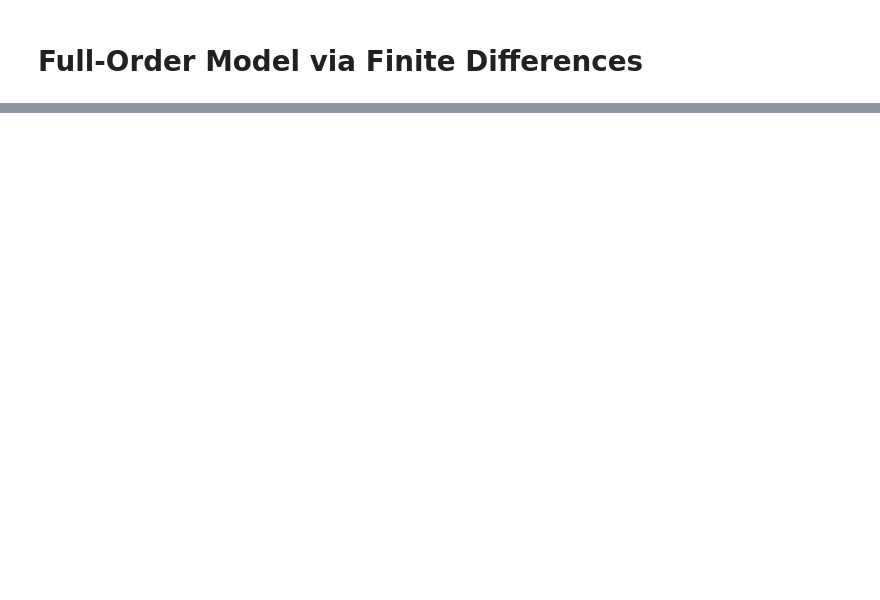
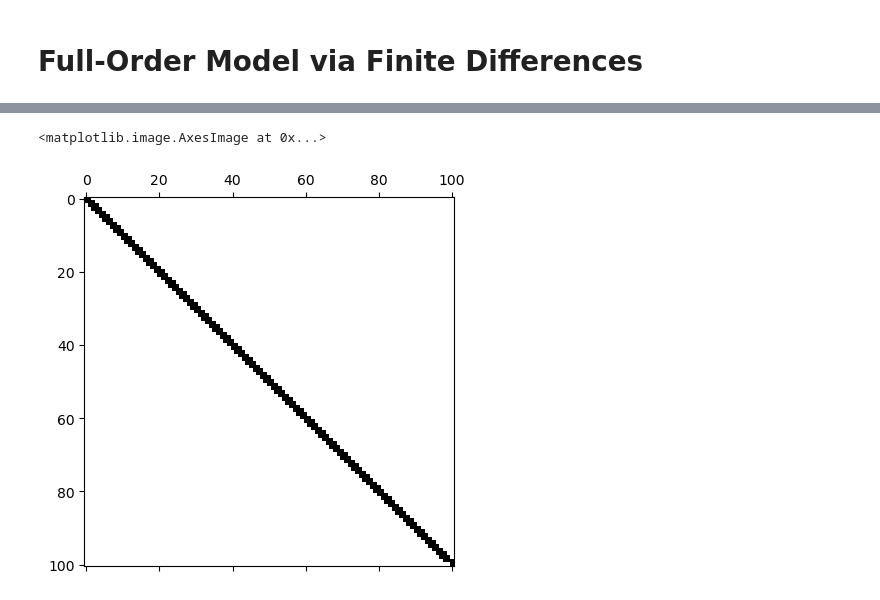
Before and after one commit to robertsj/rom_102, a Jupyter notebook: ROM_102.ipynb, the cells around one changed output, grey strips where cells are left out. Drawn from its saved outputs; the diff is of its cells as text; code cells hidden in the pictures; blank space fills up the shorter version.

```diff
--- a/ROM_102.ipynb
+++ b/ROM_102.ipynb
@@ -92,0 +178,7 @@ k_cladding(600)
+# %%
+fk = lambda x, T: 10.0*x**0  # W/m-K
+fc_p = lambda x, T: 300.0*x**0 # K/J-kg
+frho = lambda x: 10970*x**0 # kg/m^3
+# %%
+x = np.linspace(0, 1, 101)
+x
@@ -92,0 +196,35 @@ k_cladding(600)
+# %%
+T = 1*x**0
+T0 = T
+T0[x>0.5] = 0
+# %%
+n = len(T)
+Δx = x[1] - x[0]
+
+# Generate discrete values of constants
+k = fk(x, T)
+c_p = fc_p(x, T)
+rho = frho(x)
+
+# Initialize system matrix
+A = np.zeros((n, n))
+
+# Left boundary condition
+A[0, 0] = -1
+A[0, 1] = 1
+
+# Right boundary condition
+A[-1, -1] = 1
+
+
+for i in range(1, n-1):
+    a = (k[i+1] - k[i-1])/(4*Δx*rho[i]*c_p[i])
+    b = k[i] / (Δx**2*rho[i]*c_p[i])
+    A[i, i-1] = -a+b
+    A[i, i]   = -2*b
+    A[i, i+1] = a+b
+# %%
+plt.spy(A)
+# %% [output]
+<matplotlib.image.AxesImage at 0x...>
+[figure, added]
```
Also changed, not shown: parts of 22 cells of this notebook, 3 other files.
